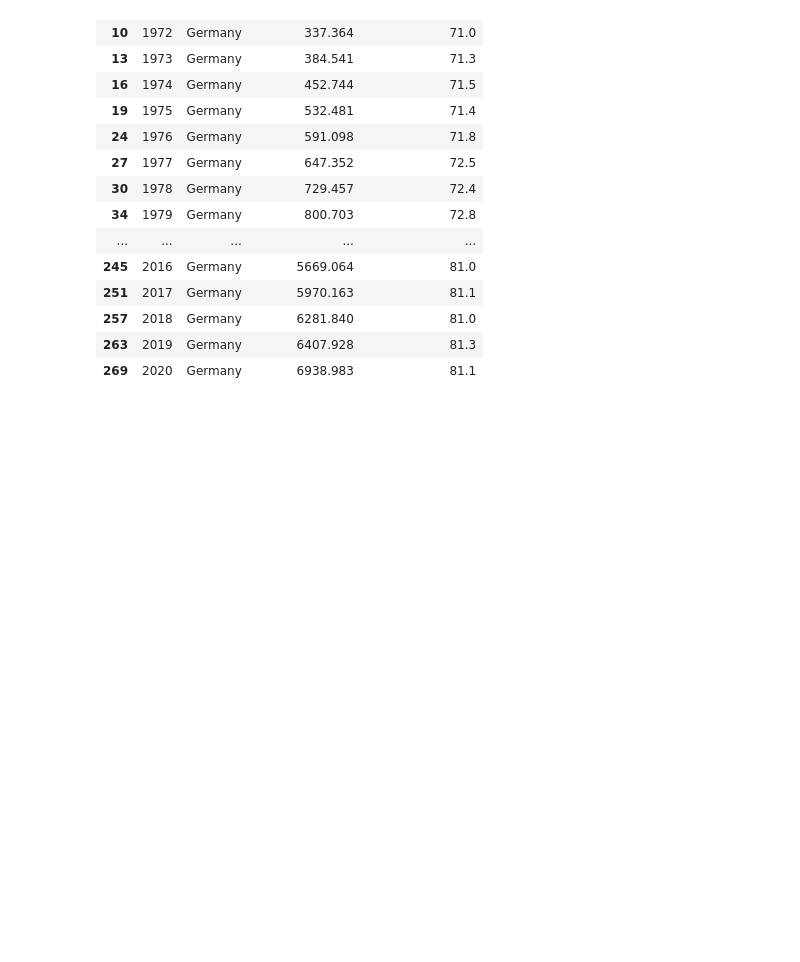
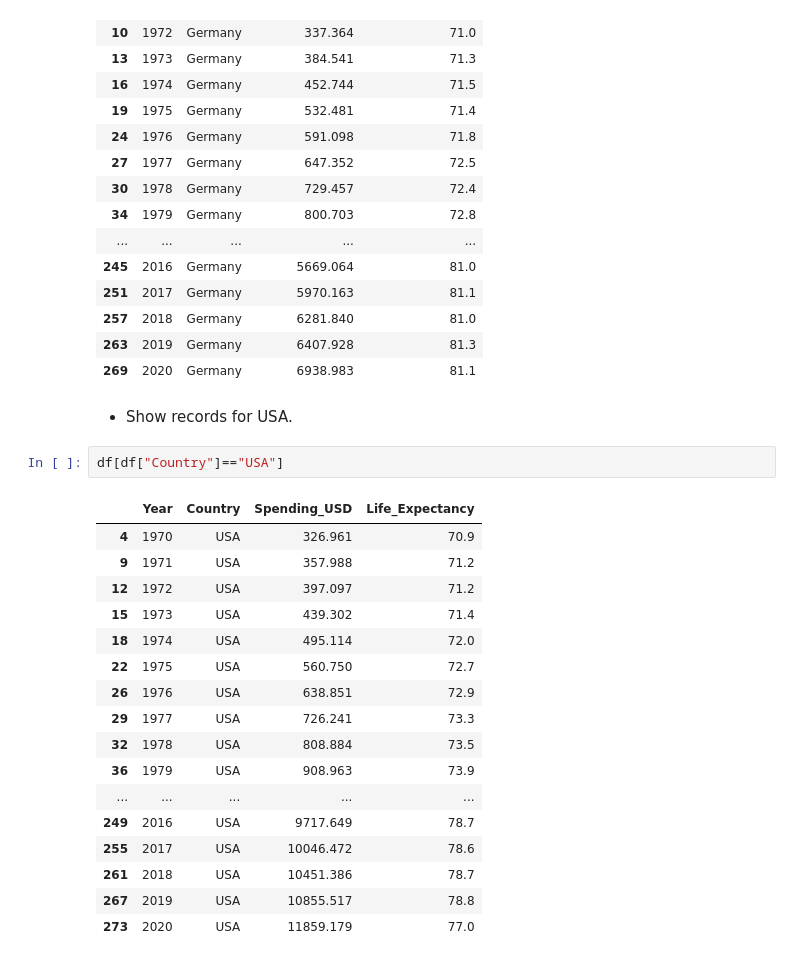
Before and after one commit to geershatisaxena/Healthtip-Data-Analysis, a Jupyter notebook: pandas.ipynb, the cells around one changed output. Saved outputs shown, nothing was run; the diff lists cells and outputs as text; blank space fills up the shorter version.

```diff
--- a/pandas.ipynb
+++ b/pandas.ipynb
@@ -345,3 +345,25 @@ df[df["Country"]=="Germany"]
 | 257 | 2018 | Germany | 6281.840 | 81.0 |
 | 263 | 2019 | Germany | 6407.928 | 81.3 |
 | 269 | 2020 | Germany | 6938.983 | 81.1 |
+# %% [markdown]
+- Show records for USA.
+# %%
+df[df["Country"]=="USA"]
+# %% [output]
+|  | Year | Country | Spending_USD | Life_Expectancy |
+| 4 | 1970 | USA | 326.961 | 70.9 |
+| 9 | 1971 | USA | 357.988 | 71.2 |
+| 12 | 1972 | USA | 397.097 | 71.2 |
+| 15 | 1973 | USA | 439.302 | 71.4 |
+| 18 | 1974 | USA | 495.114 | 72.0 |
+| 22 | 1975 | USA | 560.750 | 72.7 |
+| 26 | 1976 | USA | 638.851 | 72.9 |
+| 29 | 1977 | USA | 726.241 | 73.3 |
+| 32 | 1978 | USA | 808.884 | 73.5 |
+| 36 | 1979 | USA | 908.963 | 73.9 |
+| ... | ... | ... | ... | ... |
+| 249 | 2016 | USA | 9717.649 | 78.7 |
+| 255 | 2017 | USA | 10046.472 | 78.6 |
+| 261 | 2018 | USA | 10451.386 | 78.7 |
+| 267 | 2019 | USA | 10855.517 | 78.8 |
+| 273 | 2020 | USA | 11859.179 | 77.0 |
```
Also changed, not shown: parts of 2 cells of this notebook.
